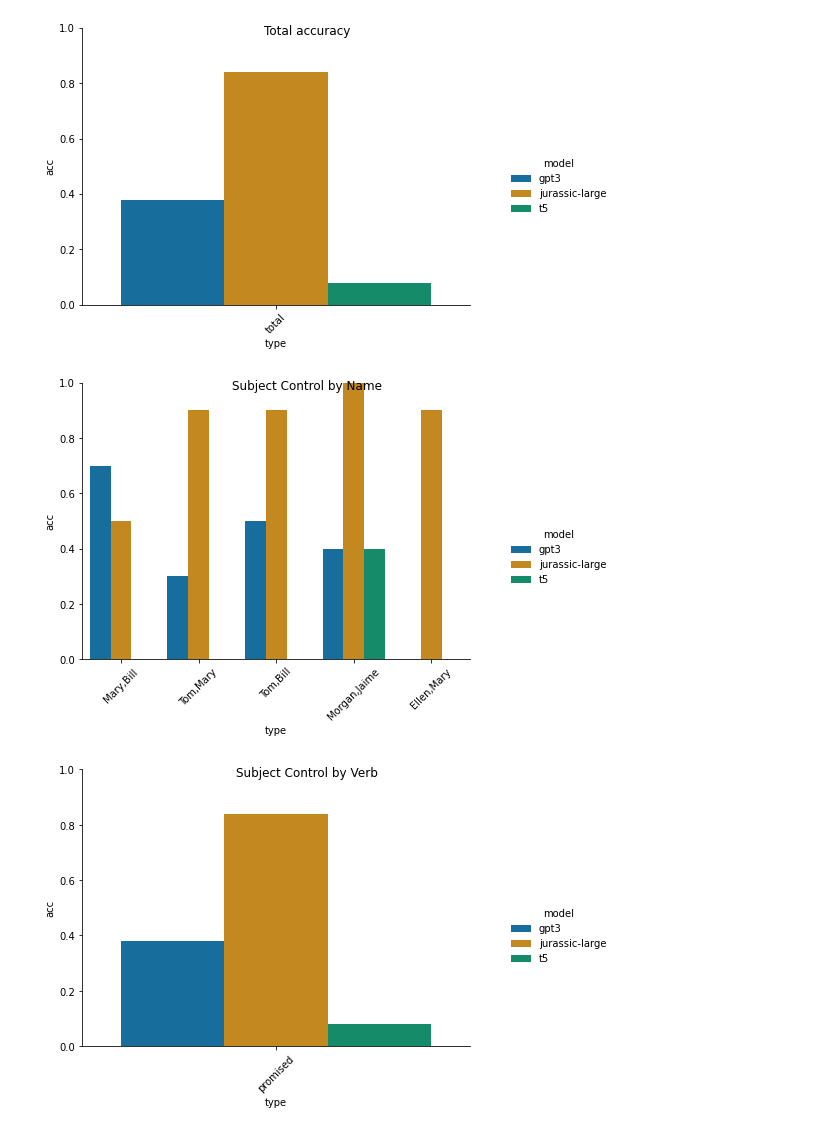
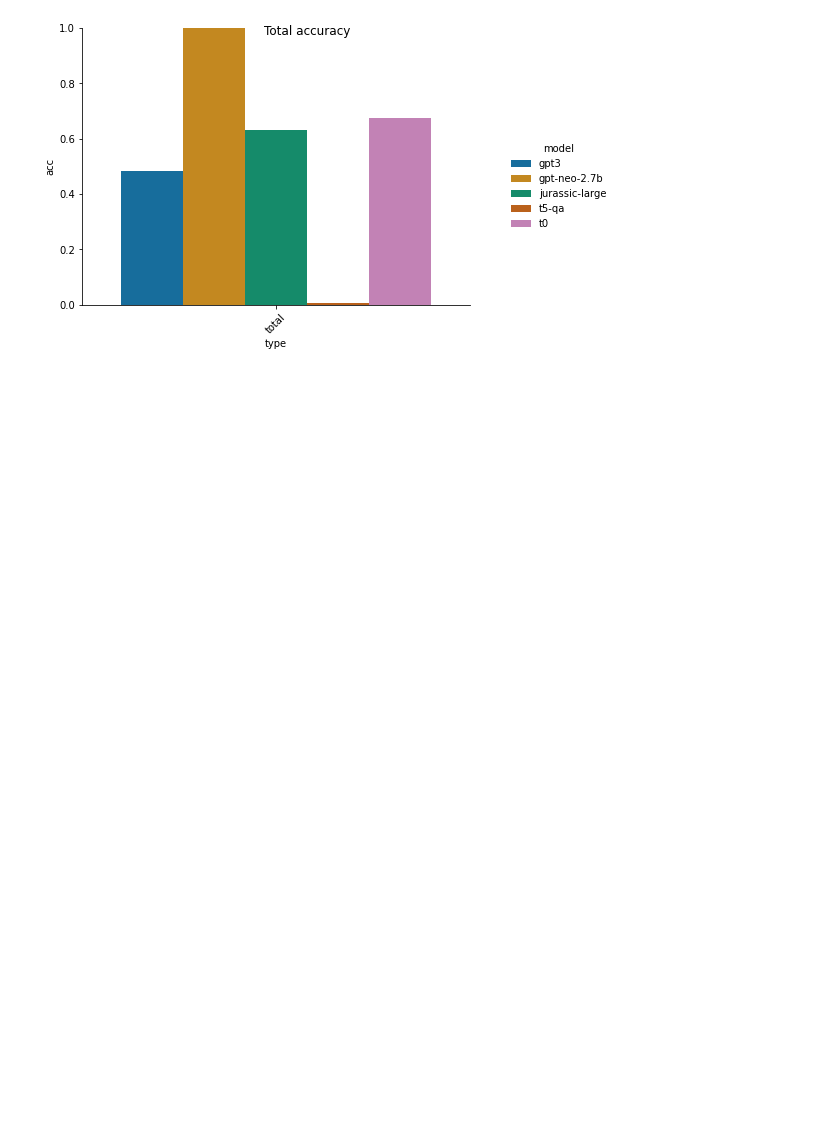
Before and after one commit to esteng/curious-case-of-control, a Jupyter notebook: src/vis.ipynb, the cells around one changed output. Cells and saved outputs as stored; diff of their text form; code cells hidden in the pictures; blank space fills up the shorter version.

```diff
--- a/src/vis.ipynb
+++ b/src/vis.ipynb
@@ -97,27 +94,27 @@ sns.despine()
 # %%
 
 # fig, ax = plt.subplots(1,1)
 csvs=["../results/gpt_subject_control_swap_names.csv",
+     "../results/gpt_neo_2.7b_subject_control.csv",
      "../results/jurassic_subject_control_swap_names.csv",
-     "../results/t5_subject_control.csv"]
+     "../results/t5_qa_subject_control.csv",
+     "../results/t0_subject_control.csv"]
 
 
 g = barplot(csvs, level="total", x_name = "type", hue_name = "model", title = "Total accuracy")
 g.figure.set_size_inches(8.5, 4.5)
 sns.despine()
 
-g = barplot(csvs, level="acc_by_name", x_name = "type", hue_name = "model", title = "Subject Control by Name")
-g.figure.set_size_inches(8.5, 4.5)
-sns.despine()
+# g = barplot(csvs, level="acc_by_name", x_name = "type", hue_name = "model", title = "Subject Control by Name")
+# g.figure.set_size_inches(8.5, 4.5)
+# sns.despine()
 
-g = barplot(csvs, level="acc_by_verb", x_name = "type", hue_name = "model", title = "Subject Control by Verb")
-g.figure.set_size_inches(8.5, 4.5)
-sns.despine()
+# g = barplot(csvs, level="acc_by_verb", x_name = "type", hue_name = "model", title = "Subject Control by Verb")
+# g.figure.set_size_inches(8.5, 4.5)
+# sns.despine()
 
-g = barplot(csvs, level="acc_by_action", x_name = "type", hue_name = "model", title = "Subject Control by Action")
-g.figure.set_size_inches(8.5, 4.5)
-sns.despine()
+# g = barplot(csvs, level="acc_by_action", x_name = "type", hue_name = "model", title = "Subject Control by Action")
+# g.figure.set_size_inches(8.5, 4.5)
+# sns.despine()
 # %% [output]
-[figure, old version]
+[figure, new version]
-[figure, removed]
-[figure, removed]
```
Also changed, not shown: parts of 4 cells of this notebook, 1 other file.
